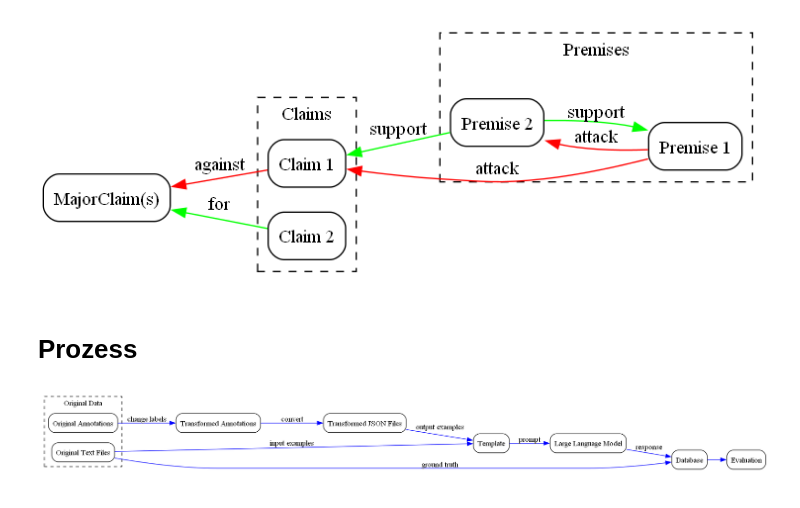
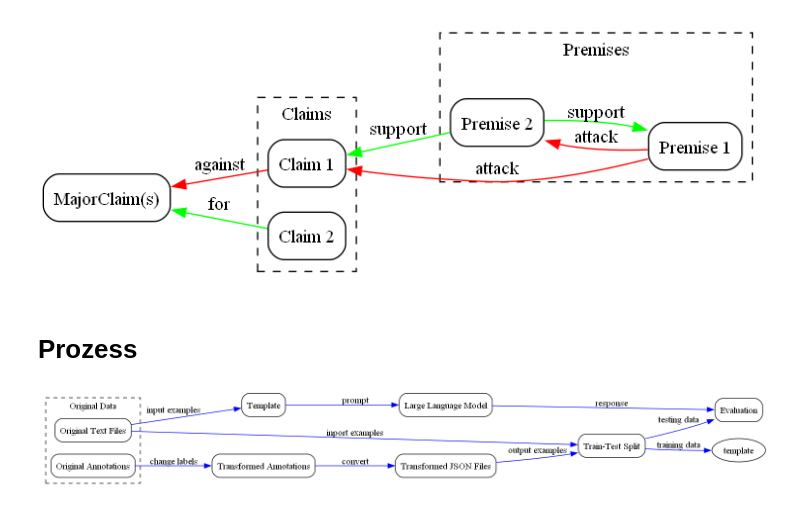
Before and after one commit to BF-DS/argument-mining, a Jupyter notebook: graphs/graph.ipynb, the cells around one changed output. Saved outputs shown, nothing was run; the diff lists cells and outputs as text; code cells hidden in the pictures.

Commit message:
updating process graph

```diff
--- a/graphs/graph.ipynb
+++ b/graphs/graph.ipynb
@@ -55,36 +55,39 @@ Image('graph.png')
 llm = Digraph()
 
 # Set the rank direction
 llm.attr(rankdir='LR')
 
 # Create a subgraph for the original data
 with llm.subgraph(name='cluster_orig_data') as c:
     c.attr(style='dashed')
     c.node('orig_data_txt', 'Original Text Files', shape='record', style='rounded')
     c.node('orig_data_ann', 'Original Annotations', shape='record', style='rounded')
     c.attr(label='Original Data')
 
 # Create the other nodes
 llm.node('transformed_data_ann', 'Transformed Annotations', shape='record', style='rounded')
 llm.node('transformed_data_JSON', 'Transformed JSON Files', shape='record', style='rounded')
 llm.node('Template', 'Template', shape='record', style='rounded')
 llm.node('LLM', 'Large Language Model', shape='record', style='rounded')
-llm.node('Database', 'Database', shape='record', style='rounded')
+#llm.node('Database', 'Database', shape='record', style='rounded')
 llm.node('Evaluation', 'Evaluation', shape='record', style='rounded')
+llm.node('split', 'Train-Test Split', shape='record', style='rounded')
 
 # Create the edges for the process
 llm.edge('orig_data_ann', 'transformed_data_ann', color='blue', label='change labels')
 llm.edge('transformed_data_ann', 'transformed_data_JSON', color='blue', label='convert')
-llm.edge('transformed_data_JSON', 'Template', color='blue', label='output examples')
+llm.edge('transformed_data_JSON', 'split', color='blue', label='output examples')
 llm.edge('orig_data_txt', 'Template', color='blue', label='input examples')
 llm.edge('Template', 'LLM', color='blue', label='prompt')
-llm.edge('LLM', 'Database', color='blue', label='response')
-llm.edge('Database', 'Evaluation', color='blue', label='')
-llm.edge('orig_data_txt', 'Database', color='blue', label='ground truth')
+llm.edge('LLM', 'Evaluation', color='blue', label='response')
+#llm.edge('Database', 'Evaluation', color='blue', label='')
+llm.edge('orig_data_txt', 'split', color='blue', label='input examples')
+llm.edge('split', 'template', color='blue', label='training data')
+llm.edge('split', 'Evaluation', color='blue', label='test data')
 
 # Render and display the updated graph
 llm.format = 'png'
 llm.render('llm')
 Image('llm.png')
 # %% [output]
-[figure, old version]
+[figure, new version]
```
Also changed, not shown: 2 other files.
